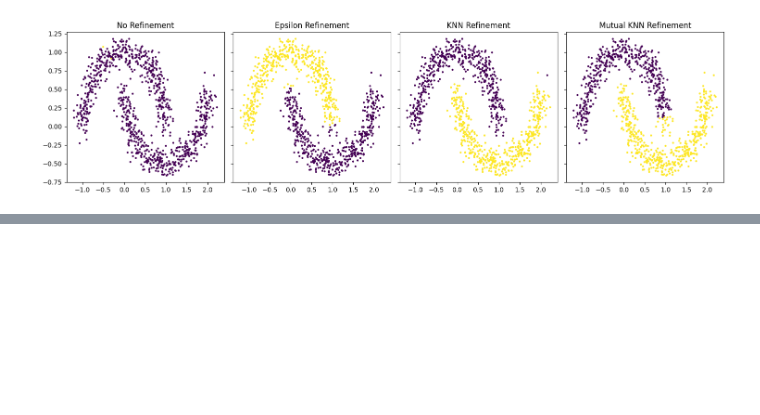
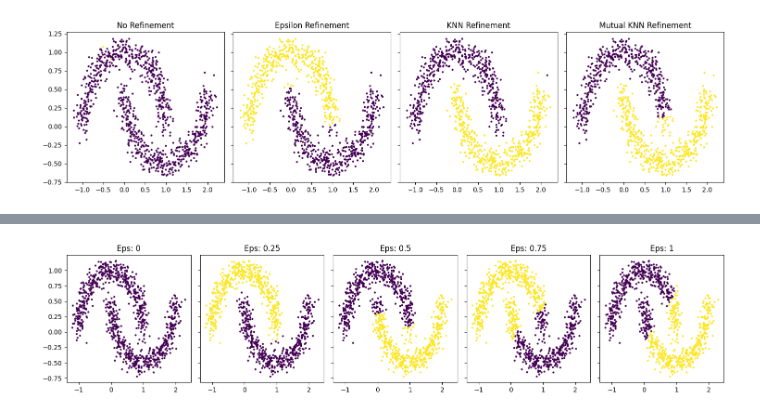
Before and after one commit to uol-feps-soc-comp3932-2324-classroom/synoptic-project-cassimpatel, a Jupyter notebook: prelim_analysis/report_figures.ipynb, the cells around one changed output, grey strips where cells are left out. Saved outputs shown, nothing was run; the diff lists cells and outputs as text; code cells hidden in the pictures; blank space fills up the shorter version.

Commit message:
added additional density figures

```diff
--- a/prelim_analysis/report_figures.ipynb
+++ b/prelim_analysis/report_figures.ipynb
@@ -148,0 +148,17 @@ plt.show()
+# %%
+# effect of density - eps
+REFINEMENT_EPS_TESTS = [0, 0.25, 0.5, 0.75, 1]
+fig, axes = plt.subplots(1, len(REFINEMENT_EPS_TESTS), figsize=(15, 3.5), sharey=True, sharex=True)  # 1 row, 3 columns
+X, y_true = sklearn.datasets.make_moons(n_samples=1000, shuffle=False, noise=0.1)
+
+
+for i, eps in enumerate(REFINEMENT_EPS_TESTS):
+    # Plot data on each subplot
+    y_pred = MySpectralClustering(2, refinement='eps', eps = eps).fit(X)
+    axes[i].scatter(X[:,0], X[:,1], c=y_pred, s=4)
+    axes[i].set_title(f'Eps: {eps}')
+
+# Adjust layout and display
+plt.tight_layout()
+plt.show()
+# %% [output]
@@ -148,0 +166 @@ plt.show()
+[figure, added]
```
Also changed, not shown: parts of 5 cells of this notebook.
